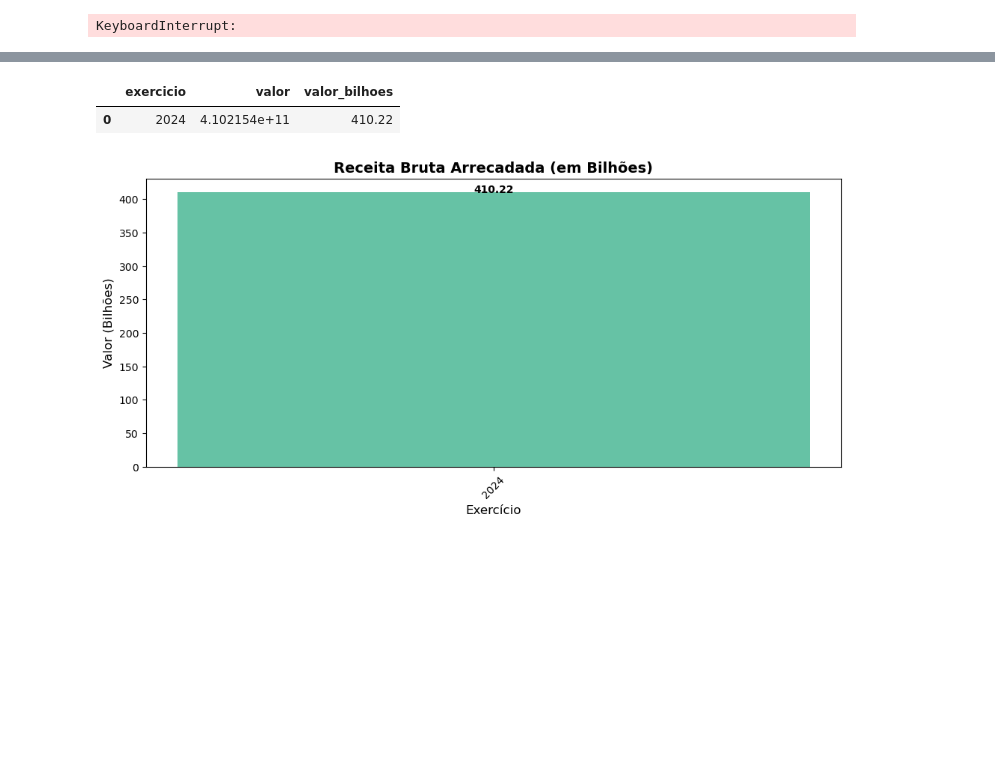
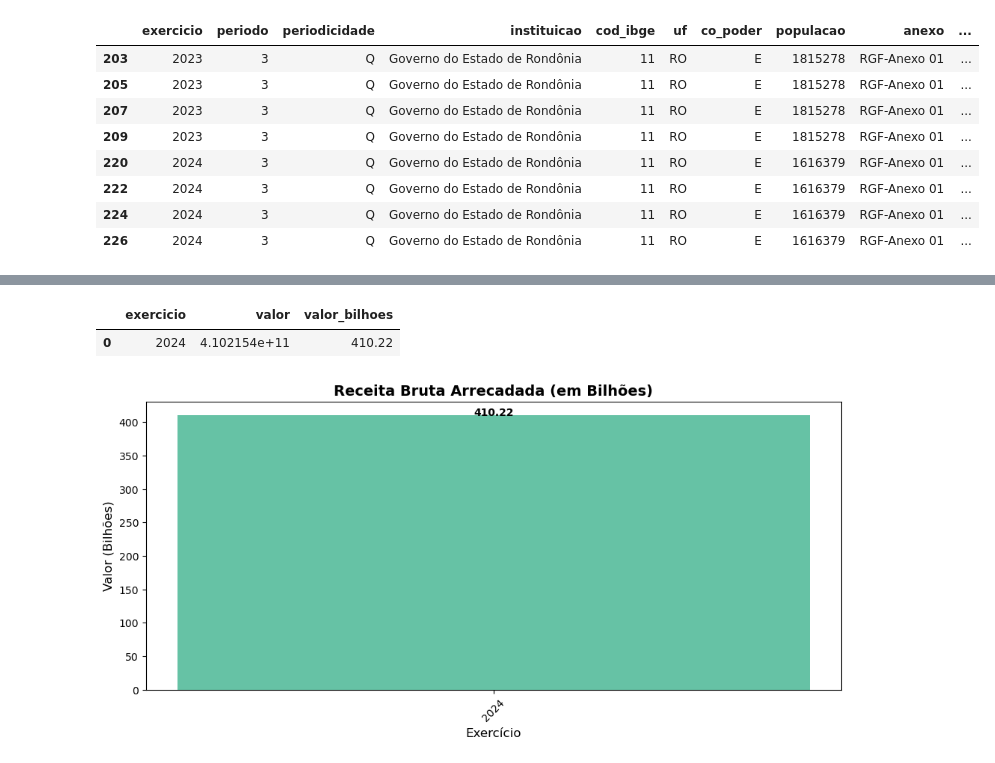
Before and after one commit to PedroJRod/api_siconfi, a Jupyter notebook: report.ipynb, the cells around one changed output, grey strips where cells are left out. Saved outputs shown, nothing was run; the diff lists cells and outputs as text; code cells hidden in the pictures; blank space fills up the shorter version.

```diff
--- a/report.ipynb
+++ b/report.ipynb
@@ -46,20 +46,31 @@ for i in an_exercicio:
 # %%
 #CONSULTA SEPARADA PARA TRATAMENTO
 
-an_exercicio = ['2024']
-id_ente = "35" #Código IBGE do Ente. rondonia 11 sao paulo 35
+an_exercicio = ['2023','2024']
+id_ente = "11" #Código IBGE do Ente. rondonia 11 sao paulo 35
 co_tipo_demonstrativo = 'RREO' #tipo de demonstrativo RREO - Bimestre
 nr_periodo = '6' #periodo RREO - Bimestre
-no_anexo = ['RREO-Anexo 01','RREO-Anexo 03','RREO-Anexo 13', 'RREO-Anexo 04', 'RREO-Anexo 11', 'RREO-Anexo 09', 'RREO-Anexo 02', 'RREO-Anexo 07','RREO-Anexo 14', 'RREO-Anexo 06', 'RREO-Anexo 10 - RPPS']
+no_anexo = ['RREO-Anexo 01','RREO-Anexo 08']
 
 rreo_df = pd.DataFrame()
 
 for i in an_exercicio:
     for j in no_anexo:
-        df = RREO(i, nr_periodo, co_tipo_demonstrativo, j, id_ente)
+        df = RREO(i, nr_periodo, j, id_ente)
         rreo_df = pd.concat([rreo_df, df])
 
 cod_contas_list = rreo_df[['anexo', 'cod_conta','conta','coluna','valor']]
 cod_contas_list.to_excel('lista cod contas.xlsx')
-# %% [output]
-KeyboardInterrupt:
+# %%
+rgf_df.loc[rgf_df['coluna'] == '% sobre a RCL Ajustada', 'coluna'] = 'perc sobre a RCL Ajustada'
+rgf_df[rgf_df['coluna'] == 'perc sobre a RCL Ajustada']
+# %% [output]
+|  | exercicio | periodo | periodicidade | instituicao | cod_ibge | uf | co_poder | populacao | anexo | ... |
+| 203 | 2023 | 3 | Q | Governo do Estado de Rondônia | 11 | RO | E | 1815278 | RGF-Anexo 01 | ... |
+| 205 | 2023 | 3 | Q | Governo do Estado de Rondônia | 11 | RO | E | 1815278 | RGF-Anexo 01 | ... |
+| 207 | 2023 | 3 | Q | Governo do Estado de Rondônia | 11 | RO | E | 1815278 | RGF-Anexo 01 | ... |
+| 209 | 2023 | 3 | Q | Governo do Estado de Rondônia | 11 | RO | E | 1815278 | RGF-Anexo 01 | ... |
+| 220 | 2024 | 3 | Q | Governo do Estado de Rondônia | 11 | RO | E | 1616379 | RGF-Anexo 01 | ... |
+| 222 | 2024 | 3 | Q | Governo do Estado de Rondônia | 11 | RO | E | 1616379 | RGF-Anexo 01 | ... |
+| 224 | 2024 | 3 | Q | Governo do Estado de Rondônia | 11 | RO | E | 1616379 | RGF-Anexo 01 | ... |
+| 226 | 2024 | 3 | Q | Governo do Estado de Rondônia | 11 | RO | E | 1616379 | RGF-Anexo 01 | ... |
```
Also changed, not shown: parts of 7 cells of this notebook, 3 other files.
